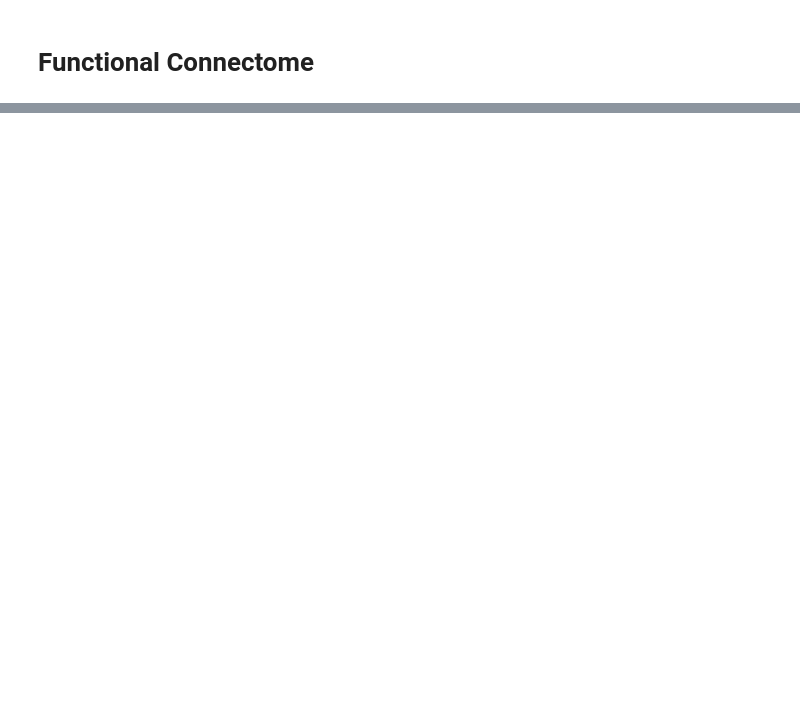
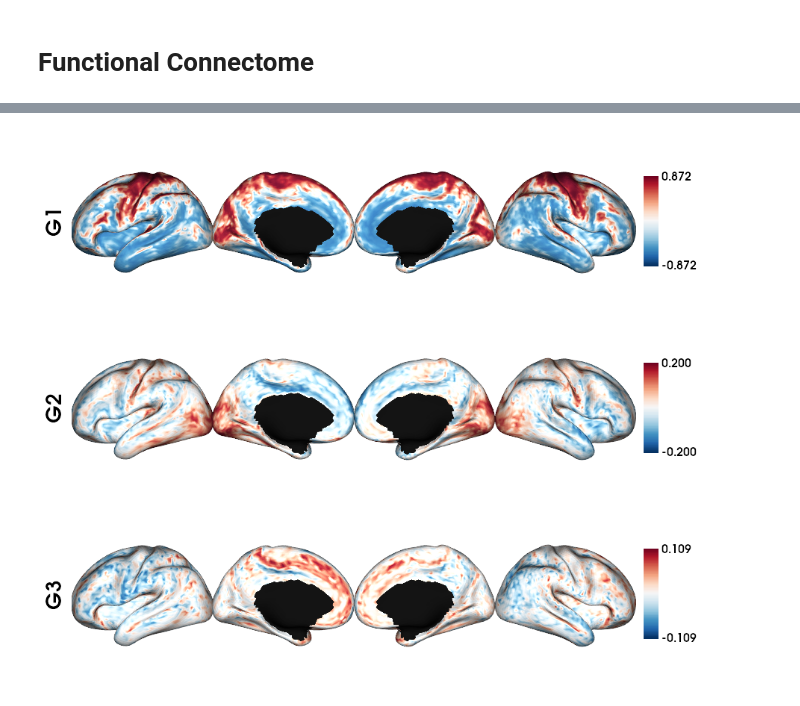
Before and after one commit to rcruces/preproc_reports, a Jupyter notebook: notebooks/fsLR-5k_gradients.ipynb, the cells around one changed output, grey strips where cells are left out. Saved outputs shown, nothing was run; the diff lists cells and outputs as text; code cells hidden in the pictures; blank space fills up the shorter version.

```diff
--- a/notebooks/fsLR-5k_gradients.ipynb
+++ b/notebooks/fsLR-5k_gradients.ipynb
@@ -135,0 +310,10 @@ def load_sc(File, Ndim):
+# %%
+# Calculate the gradients
+mpc_dm, grad = fslr5k_dm(mpc_5k_mean, mask_5k, Ngrad=Ngrad, Smooth=False, S=0)
+
+# plot the gradients
+plot_hemispheres(i5_lh, i5_rh, array_name=grad[0:Nplot], cmap='RdBu_r', nan_color=(0, 0, 0, 1),
+  zoom=1.3, size=(900, 750), embed_nb=True, color_range='sym',
+  color_bar='right', label_text={'left': labels})
+# %% [output]
+[figure, added]
```
Also changed, not shown: parts of 21 cells of this notebook.
